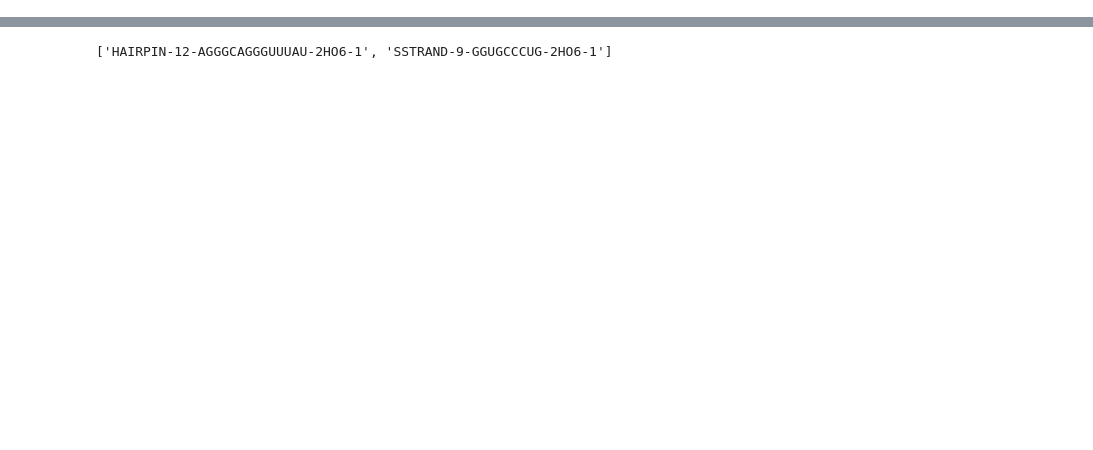
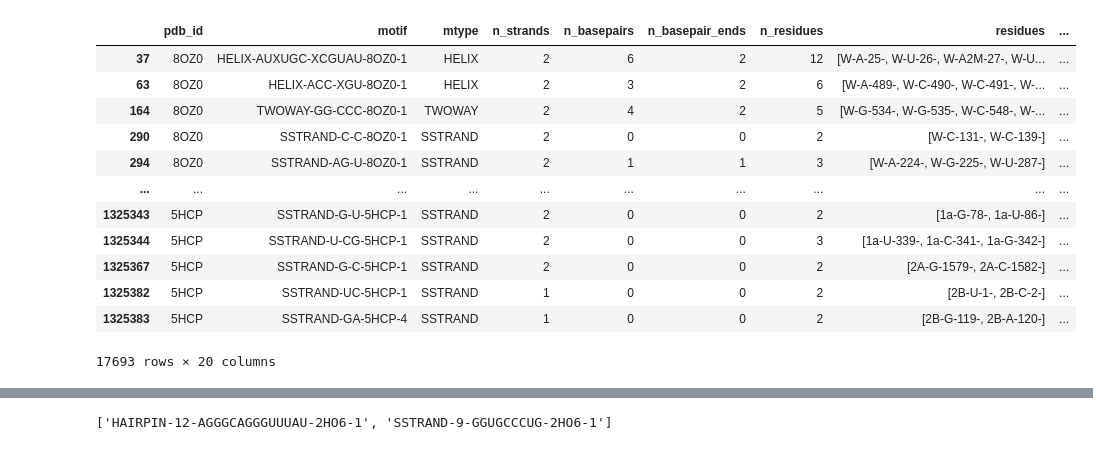
Before and after one commit to YesselmanLab/rna_motif_library, a Jupyter notebook: notebooks/compare_dssr.ipynb, the cells around one changed output, grey strips where cells are left out. Drawn from its saved outputs; the diff is of its cells as text; code cells hidden in the pictures; blank space fills up the shorter version.

```diff
--- a/notebooks/compare_dssr.ipynb
+++ b/notebooks/compare_dssr.ipynb
@@ -77,3 +61,21 @@ df_dssr.query("n_overlapping_motifs > 0")
+# %%
+df_dssr.query(
+    "n_contained_in_motifs == 0 and in_tc == False and has_singlet_flank == False"
+)
+# %% [output]
+|  | pdb_id | motif | mtype | n_strands | n_basepairs | n_basepair_ends | n_residues | residues | ... |
+| 37 | 8OZ0 | HELIX-AUXUGC-XCGUAU-8OZ0-1 | HELIX | 2 | 6 | 2 | 12 | [W-A-25-, W-U-26-, W-A2M-27-, W-U... | ... |
+| 63 | 8OZ0 | HELIX-ACC-XGU-8OZ0-1 | HELIX | 2 | 3 | 2 | 6 | [W-A-489-, W-C-490-, W-C-491-, W-... | ... |
+| 164 | 8OZ0 | TWOWAY-GG-CCC-8OZ0-1 | TWOWAY | 2 | 4 | 2 | 5 | [W-G-534-, W-G-535-, W-C-548-, W-... | ... |
+| 290 | 8OZ0 | SSTRAND-C-C-8OZ0-1 | SSTRAND | 2 | 0 | 0 | 2 | [W-C-131-, W-C-139-] | ... |
+| 294 | 8OZ0 | SSTRAND-AG-U-8OZ0-1 | SSTRAND | 2 | 1 | 1 | 3 | [W-A-224-, W-G-225-, W-U-287-] | ... |
+| ... | ... | ... | ... | ... | ... | ... | ... | ... | ... |
+| 1325343 | 5HCP | SSTRAND-G-U-5HCP-1 | SSTRAND | 2 | 0 | 0 | 2 | [1a-G-78-, 1a-U-86-] | ... |
+| 1325344 | 5HCP | SSTRAND-U-CG-5HCP-1 | SSTRAND | 2 | 0 | 0 | 3 | [1a-U-339-, 1a-C-341-, 1a-G-342-] | ... |
+| 1325367 | 5HCP | SSTRAND-G-C-5HCP-1 | SSTRAND | 2 | 0 | 0 | 2 | [2A-G-1579-, 2A-C-1582-] | ... |
+| 1325382 | 5HCP | SSTRAND-UC-5HCP-1 | SSTRAND | 1 | 0 | 0 | 2 | [2B-U-1-, 2B-C-2-] | ... |
+| 1325383 | 5HCP | SSTRAND-GA-5HCP-4 | SSTRAND | 1 | 0 | 0 | 2 | [2B-G-119-, 2B-A-120-] | ... |
+17693 rows × 20 columns
 # %%
 df_test = df.query("in_tc == True").copy()
 print(df_test["motif"].values)
```
Also changed, not shown: parts of 6 cells of this notebook, 8 other files.
